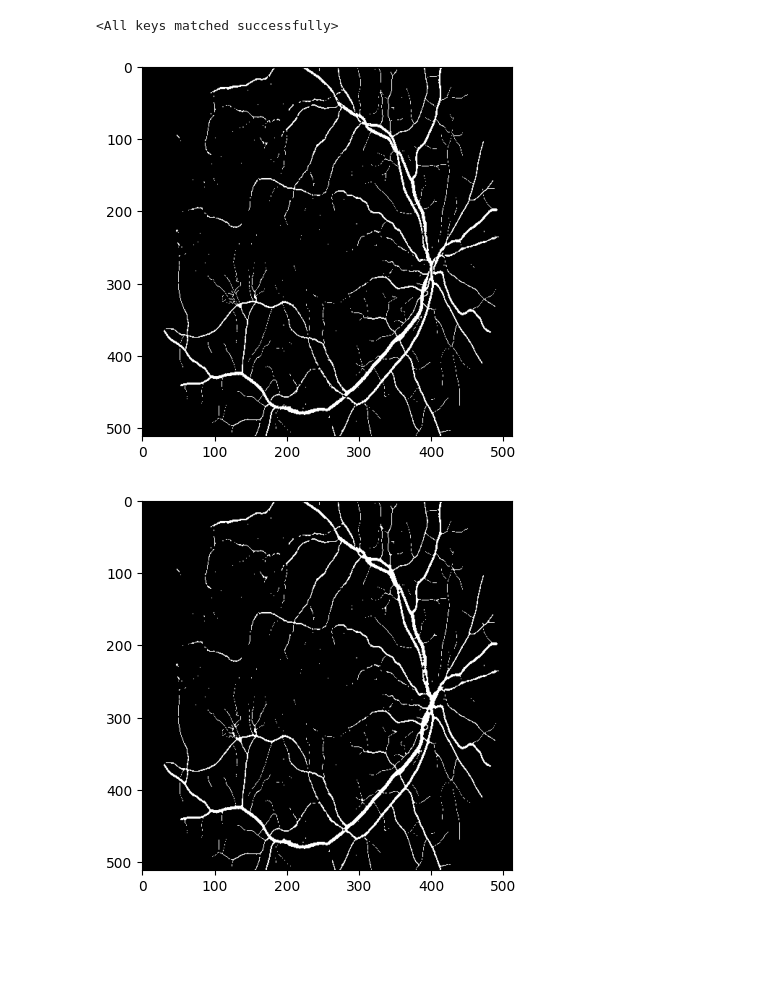
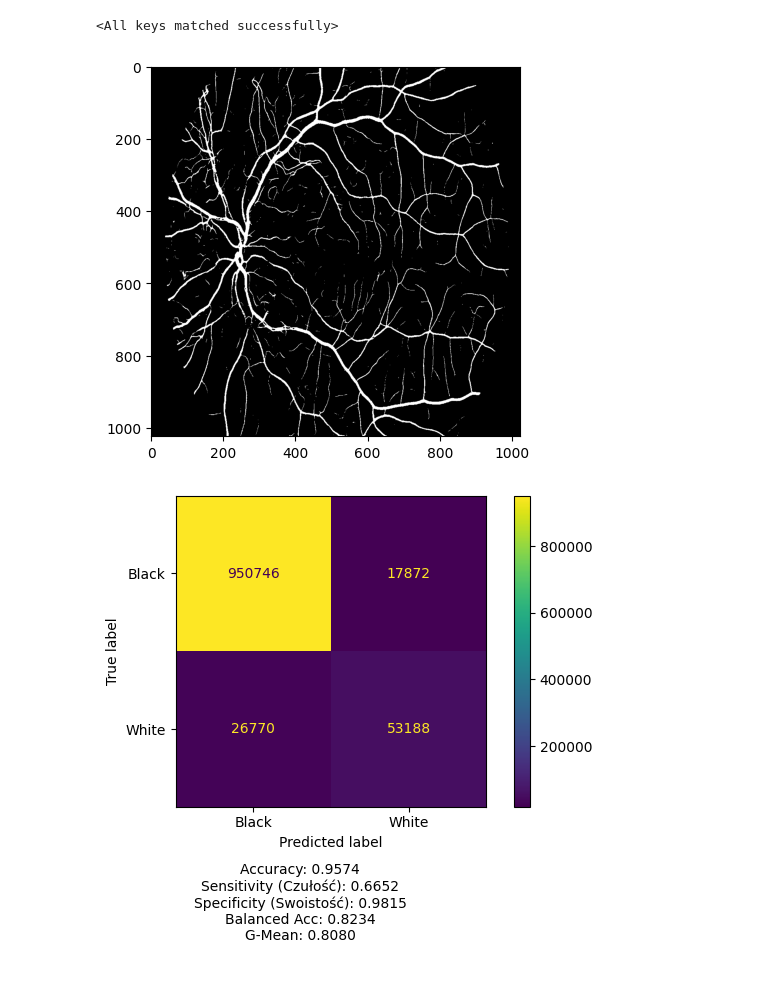
Before and after one commit to StanislawMarszalek/segmentation-of-fundus-images, a Jupyter notebook: deep_learning.ipynb, the cells around one changed output. Cells and saved outputs as stored; diff of their text form; code cells hidden in the pictures; blank space fills up the shorter version.

Commit message:
Modify model to use 1024 x 1024 images and only green channels

```diff
--- a/deep_learning.ipynb
+++ b/deep_learning.ipynb
@@ -104,6 +151,6 @@ torch.save(model.state_dict(), SAVED_MODELS+"/"+'model_weights_newest_512_size.p
 # %%
 model = UNet(1).to(device)
-model.load_state_dict(torch.load(SAVED_MODELS+"/"+"model_weights_best_found.pth", weights_only=True))
+model.load_state_dict(torch.load(SAVED_MODELS+"/"+"model_weights_newest_1024_size_only_green.pth", weights_only=True))
 # %% [output]
 <All keys matched successfully>
 # %%
@@ -111,70 +158,59 @@ import gc
 import cv2
 import torch
 import numpy as np
-from image_processing import show_img
+from image_processing import show_img, postproces_pipeline, read_img
 from simple_statistics import create_confusions_matrix
-from image_processing import postproces_pipeline
 
-
-image_path = "./images/13_dr.JPG"
-mask_path  = "./manual1/13_dr.tif"
-
+image_path = "./images/14_dr.JPG"
+mask_path  = "./manual1/14_dr.tif"
 
 gc.collect()
 torch.cuda.empty_cache()
 
-
 model.eval()
 
+img = read_img(image_path)
+mask = read_img(mask_path)
 
-img = read_img(image_path)
+if len(mask.shape) > 1:
+    mask = mask[:, :, 1]
 
-mask =read_img(mask_path)
-if len(mask.shape)>1:
-            mask=mask[:,:,1]
-
-#Zamian rozmiary pod ten stosowany podcxas treningu
-size = 512
+size = 1024
 img = cv2.resize(img, (size, size), interpolation=cv2.INTER_AREA)
 mask = cv2.resize(mask, (size, size), interpolation=cv2.INTER_NEAREST)
 
-# Nornalizacja zdjec
-img = img.astype(np.float32) / 255.0
-img = np.transpose(img, (2, 0, 1))          # HWC -> CHW
-img = np.expand_dims(img, axis=0)           # CHW -> NCHW
+# tylko zielony kanał
+img = img[:, :, 1].astype(np.float32) / 255.0   # (H, W)
+
+# (1, H, W) -> (1, 1, H, W)
+img = np.expand_dims(img, axis=0)
+img = np.expand_dims(img, axis=0)
 
 mask = (mask > 0).astype(np.uint8)
 
-
 X = torch.tensor(img, dtype=torch.float32, device=device)
-
 
 with torch.no_grad():
     result = model(X)
     result = torch.sigmoid(result)
     result = (result > 0.5).float()
 
+pred = result.squeeze(0).squeeze(0).cpu().numpy().astype(np.uint8)
+pred = postproces_pipeline(pred, 3)
 
-# Przeniseiie na CPU i zmaian na numpy
-pred = result.squeeze(0).squeeze(0).cpu().numpy().astype(np.uint8)
-show_img(pred)
-pred=postproces_pipeline(pred,3)
 show_img(pred)
 true = mask.astype(np.uint8)
 
-
-# --- upewnienie się, że rozmiary są identyczne ---
 h = min(true.shape[0], pred.shape[0])
 w = min(true.shape[1], pred.shape[1])
 
 true = true[:h, :w]
 pred = pred[:h, :w]
 
-# --- macierz pomyłek ---
 create_confusions_matrix(
     true.flatten(),
     pred.flatten()
 )
 # %% [output]
-[figure, old version]
+[figure, new version]
-[figure, old version]
+[figure, new version]
```
Also changed, not shown: parts of 5 cells of this notebook, 1 other file.
